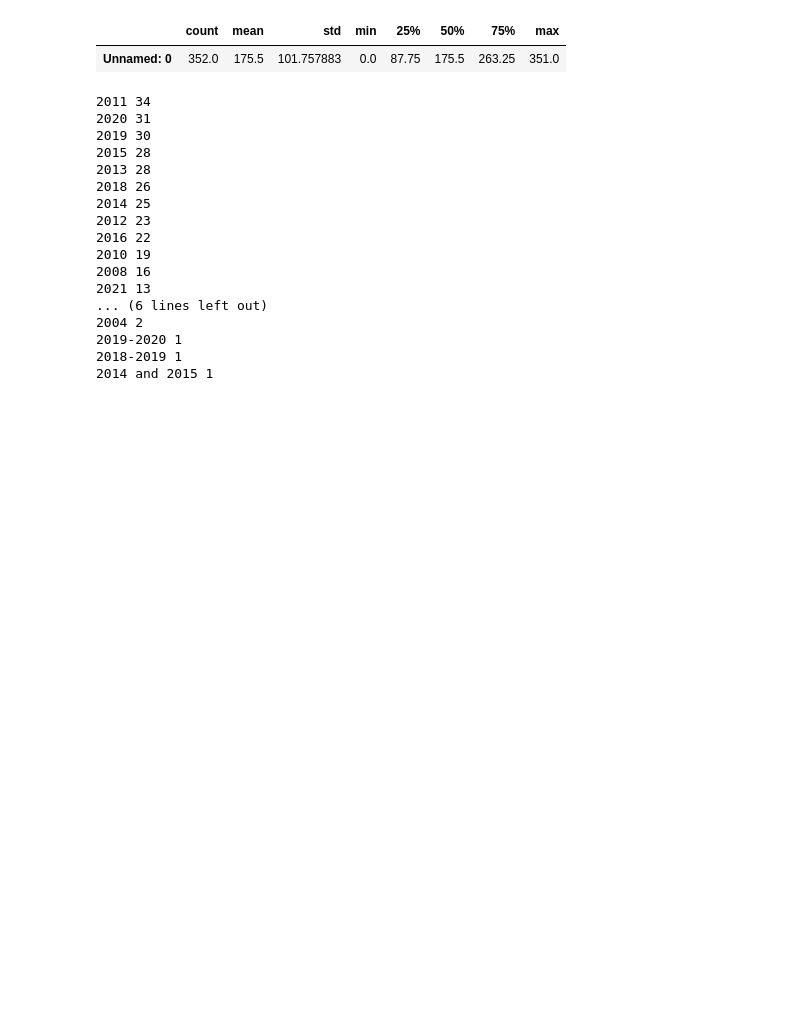
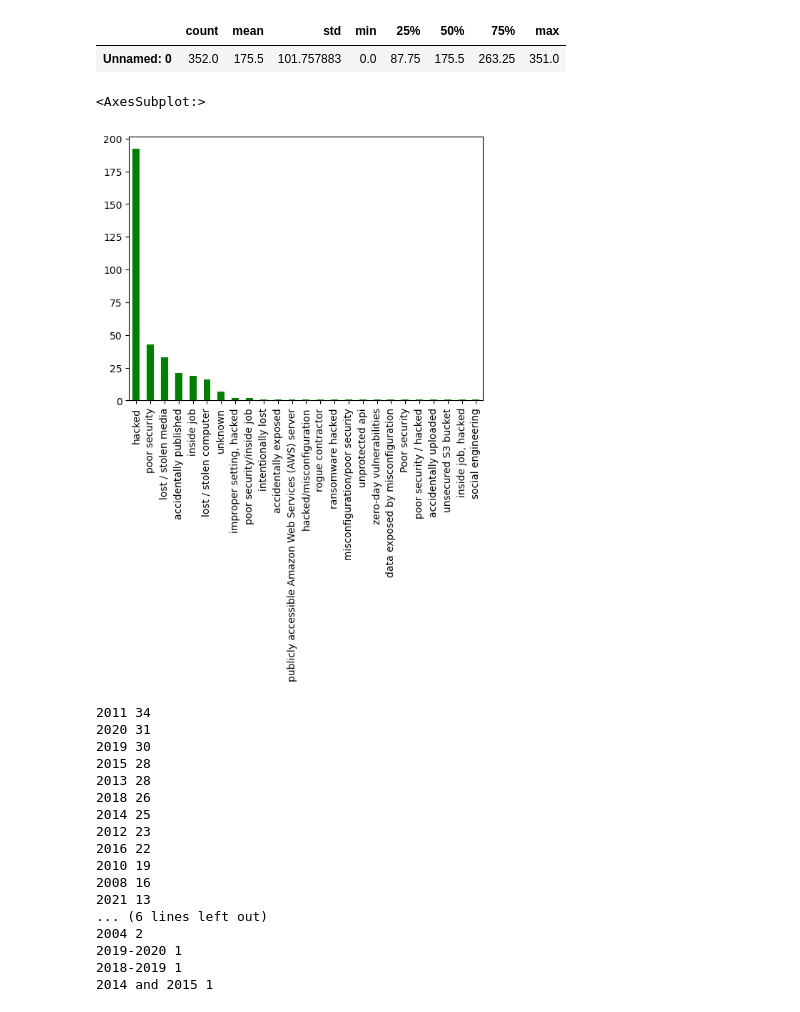
Before and after one commit to amalsalilan/Data-Breaches, a Jupyter notebook: Notebook.ipynb, the cells around one changed output. Drawn from its saved outputs; the diff is of its cells as text; code cells hidden in the pictures; blank space fills up the shorter version.

```diff
--- a/Notebook.ipynb
+++ b/Notebook.ipynb
@@ -50,6 +50,11 @@ df.describe().T
 # %% [output]
 |  | count | mean | std | min | 25% | 50% | 75% | max |
 | Unnamed: 0 | 352.0 | 175.5 | 101.757883 | 0.0 | 87.75 | 175.5 | 263.25 | 351.0 |
+# %%
+df['Method'].value_counts().plot(kind='bar',color='green')
+# %% [output]
+<AxesSubplot:>
+[figure, added]
 # %%
 for i in df['Year'].value_counts().index:
     print(i,df['Year'].value_counts()[i])
```
